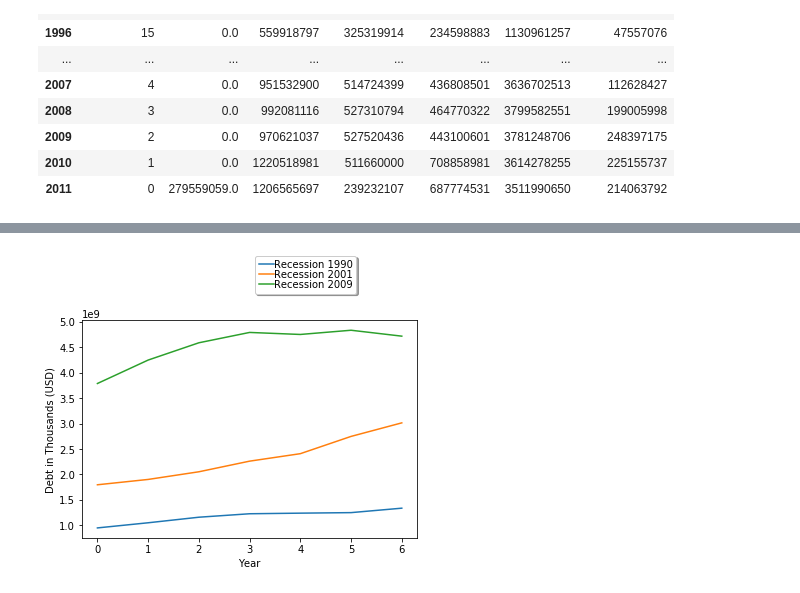
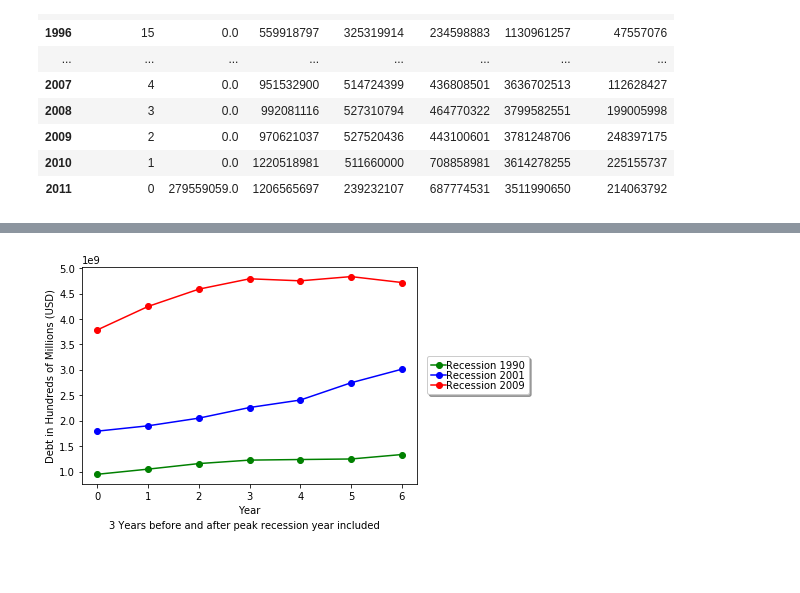
Before and after one commit to brownal05/project1, a Jupyter notebook: notebooks/nick.ipynb, the cells around one changed output, grey strips where cells are left out. Cells and saved outputs as stored; diff of their text form; code cells hidden in the pictures; blank space fills up the shorter version.

Commit message:
Cleaned up variable names and graphs. Broke the code, somehow fixed it. Retired for the night

```diff
--- a/notebooks/nick.ipynb
+++ b/notebooks/nick.ipynb
@@ -104,6 +104,7 @@ debt.groupby('Year').sum()
 # %%
 debt['Other Loans'] = debt['Other Loans'] + debt['Auto Loans']
 debt['Total Loans'] = debt['Total Loans'] + debt['Real Estate']
-debt_clean = debt.drop(columns = ['Unnamed: 0','Auto Loans'])
-debt_clean.sort_values('Year')
+debt_clean = debt.drop(columns = ['Unnamed: 0','Auto Loans', 'State'])
+debt_clean = debt_clean.sort_values('Year', ascending=True).reset_index().drop(columns = 'index')
+debt_clean
 # %% [output]
@@ -133,9 +141,16 @@ debt_clean_all_years.plot(x='Year', y='Total Loans')
 # %%
-debt_clean_first_rec = debt_clean[(debt_clean['Year'] == 1987) | (debt_clean['Year'] == 1988) | (debt_clean['Year'] == 1989) | (debt_clean['Year'] == 1990) |
+# Creates dataframes based around each recession period
+first_rec = debt_clean[(debt_clean['Year'] == 1987) | (debt_clean['Year'] == 1988) | (debt_clean['Year'] == 1989) | (debt_clean['Year'] == 1990) |
           (debt_clean['Year'] == 1991) | (debt_clean['Year'] == 1992) | (debt_clean['Year'] == 1993)]
+second_rec = debt_clean[(debt_clean['Year'] == 1997) | (debt_clean['Year'] == 1998) | (debt_clean['Year'] == 1999) | (debt_clean['Year'] == 2000) |
+          (debt_clean['Year'] == 2001) | (debt_clean['Year'] == 2002) | (debt_clean['Year'] == 2003)]
+third_rec = debt_clean[(debt_clean['Year'] == 2005) | (debt_clean['Year'] == 2006) | (debt_clean['Year'] == 2007) | (debt_clean['Year'] == 2008) |
+          (debt_clean['Year'] == 2009) | (debt_clean['Year'] == 2010) | (debt_clean['Year'] == 2011)]
 
-debt_clean_second_rec = debt_clean[(debt_clean['Year'] == 1997) | (debt_clean['Year'] == 1998) | (debt_clean['Year'] == 1999) | (debt_clean['Year'] == 2000) |
-          (debt_clean['Year'] == 2001) | (debt_clean['Year'] == 2002) | (debt_clean['Year'] == 2003)]
+# Sums the data for each recession dataframe
+first_rec = first_rec.groupby('Year').sum().reset_index()
+second_rec = second_rec.groupby('Year').sum().reset_index()
+third_rec = third_rec.groupby('Year').sum().reset_index()
 
-debt_clean_third_rec = debt_clean[(debt_clean['Year'] == 2005) | (debt_clean['Year'] == 2006) | (debt_clean['Year'] == 2007) | (debt_clean['Year'] == 2008) |
-          (debt_clean['Year'] == 2009) | (debt_clean['Year'] == 2010) | (debt_clean['Year'] == 2011)]
+# Caption to denote what year means when plotting each recession
+caption_text = '3 Years before and after peak recession year included'
@@ -146,14 +157,19 @@ debt_clean_third_rec_tot = debt_clean_third_rec.groupby('Year').sum().reset_inde
 # %%
-plt.plot(debt_clean_first_rec_tot['Total Loans'])
-plt.plot(debt_clean_second_rec_tot['Total Loans'])
-plt.plot(debt_clean_third_rec_tot['Total Loans'])
-plt.legend(['Recession 1990', 'Recession 2001', 'Recession 2009'], loc='best',
-           bbox_to_anchor=[0.5, 1.1],
+# Plots the total amount of loan debt for each respective recession period
+plt.plot(first_rec['Total Loans'],
+        color='green', marker='o', linestyle='solid')
+plt.plot(second_rec['Total Loans'],
+        color='blue', marker='o', linestyle='solid')
+plt.plot(third_rec['Total Loans'],
+        color='red', marker='o', linestyle='solid')
+plt.legend(['Recession 1990', 'Recession 2001', 'Recession 2009'], loc='right',
+           bbox_to_anchor=[1.35, .5],
            columnspacing=1.0, labelspacing=0.0,
            handletextpad=0.0, handlelength=1.5,
            fancybox=True, shadow=True)
 plt.xlabel('Year')
-plt.ylabel('Debt in Thousands (USD)')
+plt.ylabel('Debt in Hundreds of Millions (USD)')
+plt.figtext(0.5, -0.03, caption_text, wrap=True, horizontalalignment='center', fontsize=10)
 plt.show()
 # %% [output]
-[figure, old version]
+[figure, new version]
```
Also changed, not shown: parts of 22 cells of this notebook.
